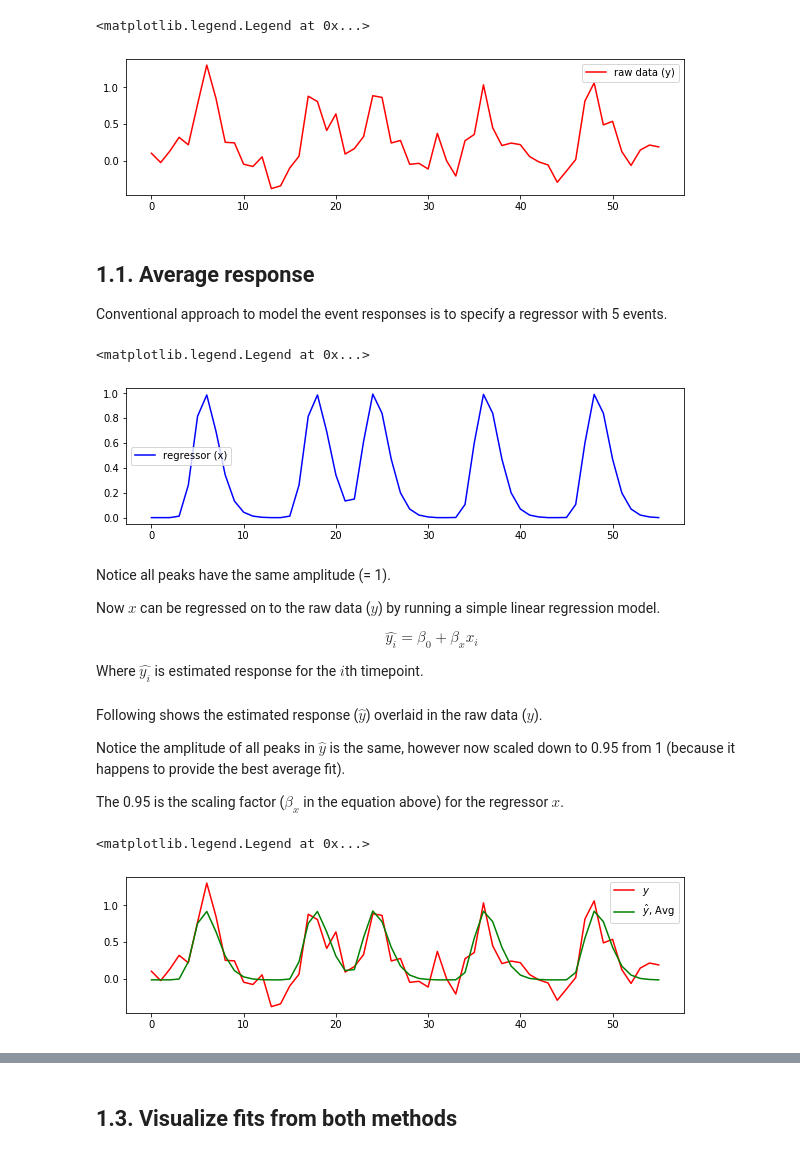
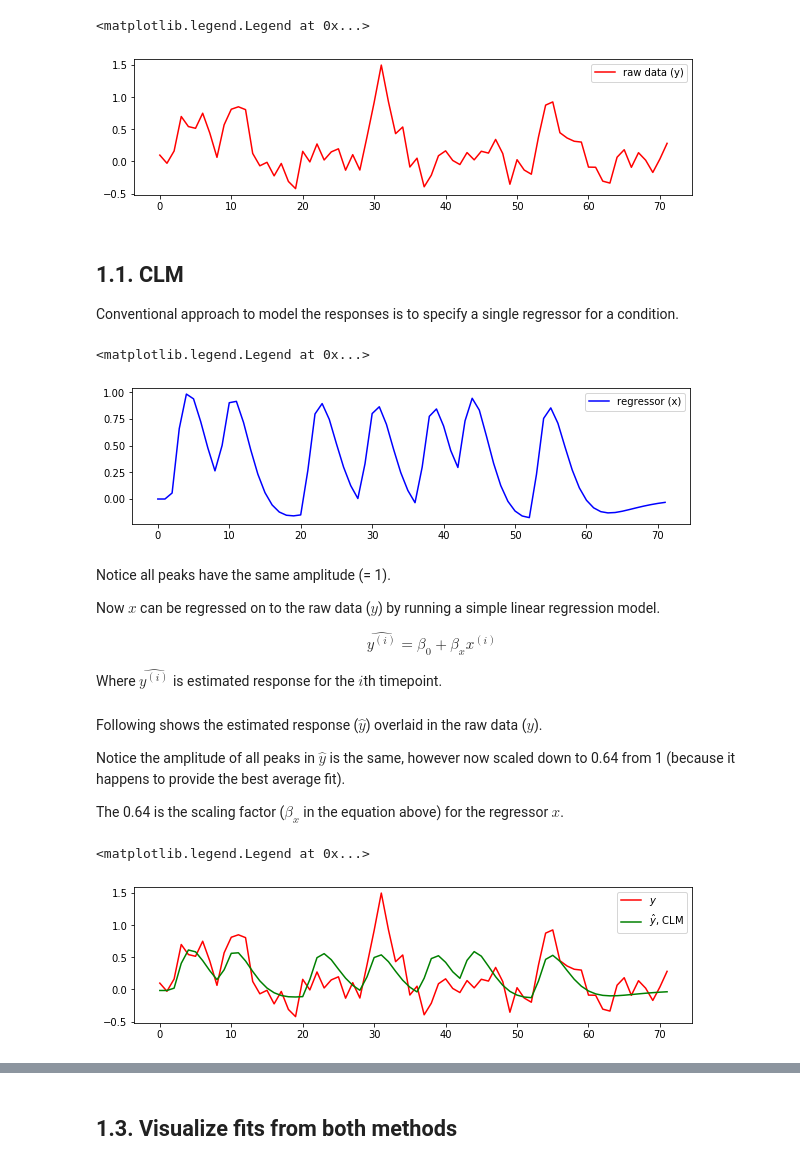
Before and after one commit to chirag90in/eCON_old, a Jupyter notebook: eCON/GLM.ipynb, the cells around one changed output, grey strips where cells are left out. Drawn from its saved outputs; the diff is of its cells as text; code cells hidden in the pictures.

```diff
--- a/eCON/GLM.ipynb
+++ b/eCON/GLM.ipynb
@@ -59,8 +53,8 @@ import matplotlib.pyplot as plt
 # %%
-MR_reg = np.loadtxt('glm_regressor.1D')
-IM_reg = np.loadtxt('glm_regressor_IM.1D')
+clm_reg = np.loadtxt('./modeling/clm_regressor.1D')
+tlm_reg = np.loadtxt('./modeling/tlm_regressor.1D')
 # %%
 np.random.seed(42)
-noise = np.random.normal(0,0.2,MR_reg.size)
-raw = noise + MR_reg
+noise = np.random.normal(0,0.2,clm_reg.size)
+raw = np.loadtxt('./modeling/data.1D') + noise
 # %% [markdown]
@@ -75,41 +69,42 @@ plt.plot(raw,color='red',label='raw data (y)')
 plt.legend()
 # %% [output]
 <matplotlib.legend.Legend at 0x...>
-[figure, old version]
+[figure, new version]
 # %% [markdown]
-## 1.1. Average response
-Conventional approach to model the event responses is to specify a regressor with 5 events.
+## 1.1. CLM
+
+Conventional approach to model the responses is to specify a single regressor for a condition.
 # %%
 plt.figure(figsize=(10,2.5))
-plt.plot(MR_reg,color='blue',label='regressor (x)')
+plt.plot(clm_reg,color='blue',label='regressor (x)')
 plt.legend()
 # %% [output]
 <matplotlib.legend.Legend at 0x...>
-[figure, old version]
+[figure, new version]
 # %% [markdown]
 Notice all peaks have the same amplitude (= 1).
 
 Now $x$ can be regressed on to the raw data ($y$) by running a simple linear regression model.
 
-$$\hat{y_{i}} = \beta_{0} + \beta_{x}x_{i}$$
+$$\hat{y^{(i)}} = \beta_{0} + \beta_{x}x^{(i)}$$
 
-Where $\hat{y_{i}}$ is estimated response for the $i$th timepoint.
+Where $\hat{y^{(i)}}$ is estimated response for the $i$th timepoint.
-# %%
-lm_MR = LinearRegression()
-X_MR = add_constant(MR_reg)
-lm_MR.fit(X_MR,raw)
-y_hat_MR = lm_MR.predict(X_MR)
+# %%
+lm_clm = LinearRegression()
+X_clm = add_constant(clm_reg)
+lm_clm.fit(X_clm,raw)
+y_hat_clm = lm_clm.predict(X_clm)
 # %% [markdown]
 Following shows the estimated response ($\hat{y}$) overlaid in the raw data ($y$).
 
-Notice the amplitude of all peaks in $\hat{y}$ is the same, however now scaled down to 0.95 from 1 (because it happens to provide the best average fit).
+Notice the amplitude of all peaks in $\hat{y}$ is the same, however now scaled down to 0.64 from 1 (because it happens to provide the best average fit).
 
-The 0.95 is the scaling factor ($\beta_{x}$ in the equation above) for the regressor $x$.
+The 0.64 is the scaling factor ($\beta_{x}$ in the equation above) for the regressor $x$.
 # %%
 plt.figure(figsize=(10,2.5))
 plt.plot(raw,color='red',label='$y$')
-plt.plot(y_hat_MR,color='green',label=r'$\hat{y}$, Avg')
+plt.plot(y_hat_clm,color='green',label=r'$\hat{y}$, CLM')
 plt.legend()
 # %% [output]
 <matplotlib.legend.Legend at 0x...>
-[figure, old version]
+[figure, new version]
```
Also changed, not shown: parts of 12 cells of this notebook.
